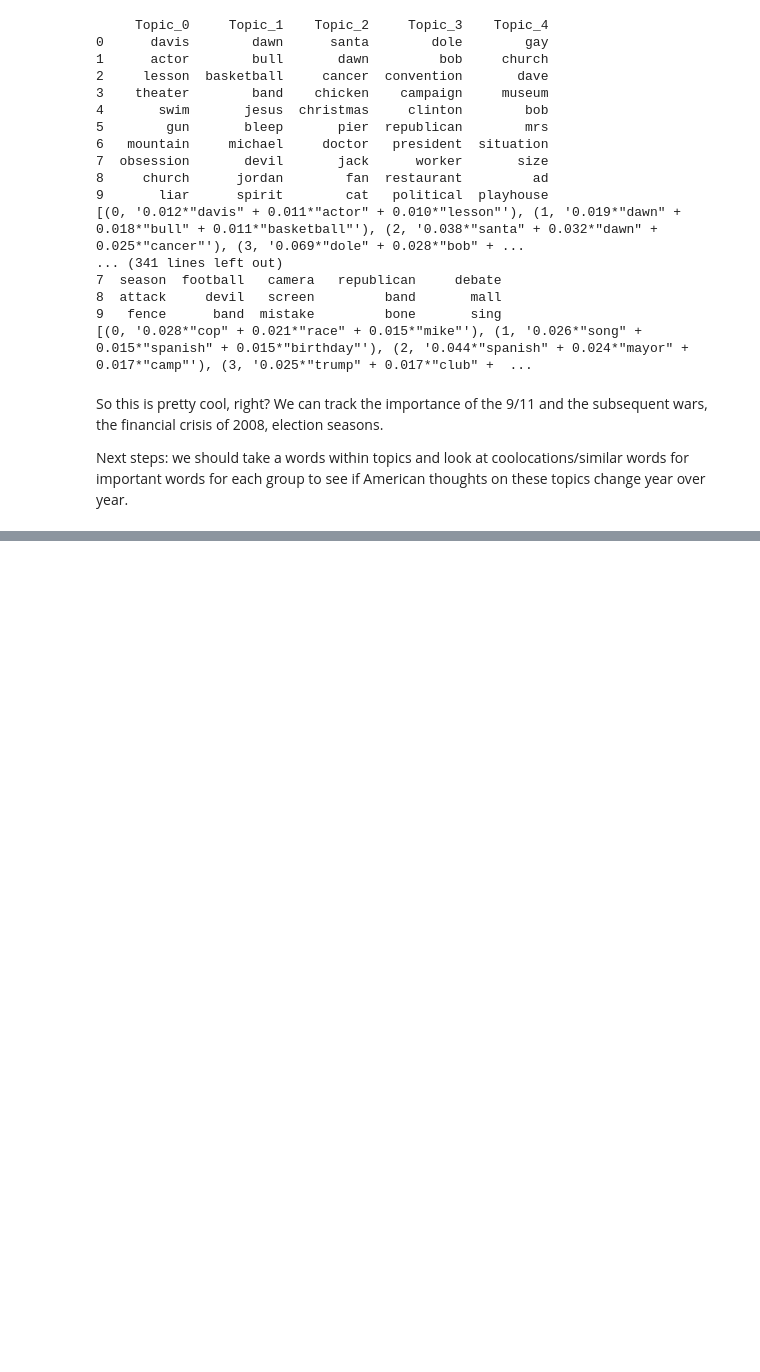
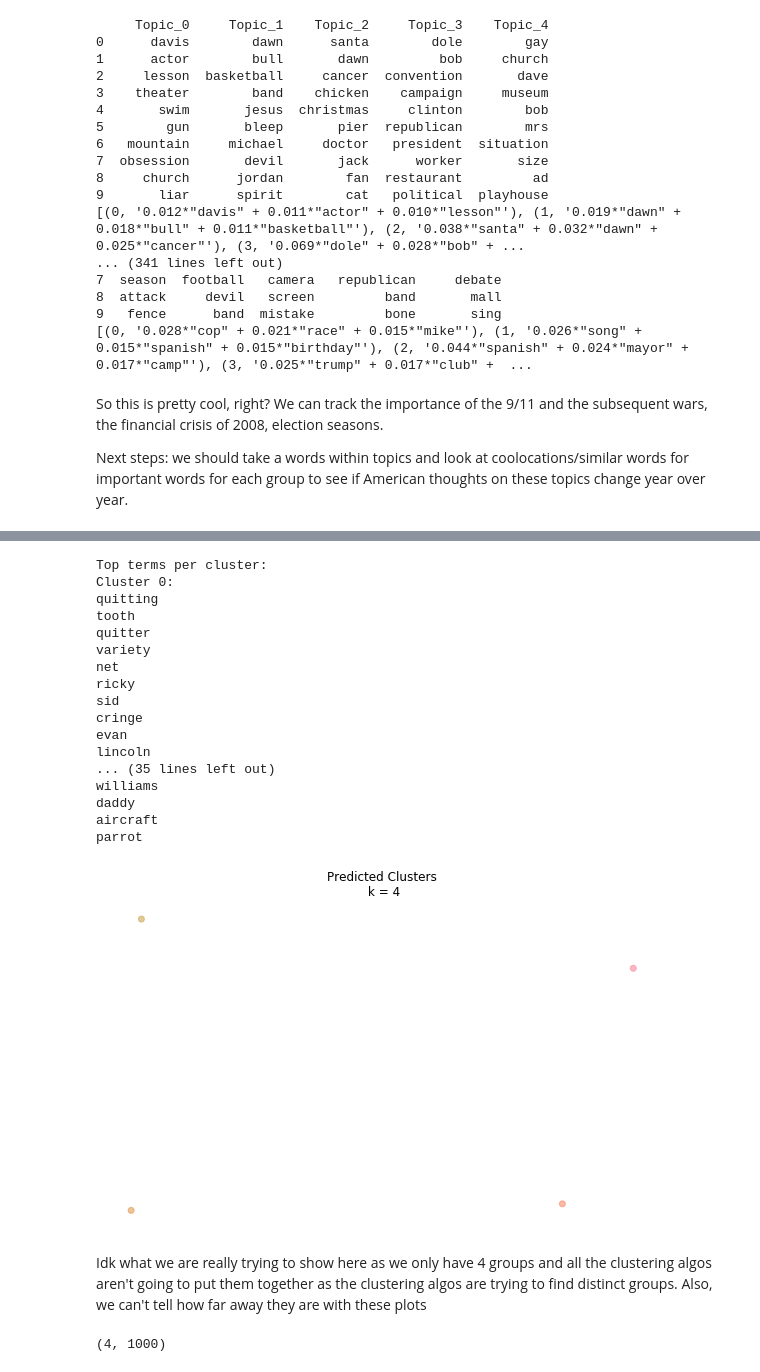
Before and after one commit to laurenjli/nlp-tal, a Jupyter notebook: clustering.ipynb, the cells around one changed output, grey strips where cells are left out. Saved outputs shown, nothing was run; the diff lists cells and outputs as text; code cells hidden in the pictures; blank space fills up the shorter version.

```diff
--- a/clustering.ipynb
+++ b/clustering.ipynb
@@ -1054,0 +1066,3 @@ Next steps: we should take a words within topics and look at coolocations/simila
+# %%
+pro_df = hf.split_five_years(pro_df)
+pro_five_df = hf.agg_text(pro_df, 'five_yr_group', False)
@@ -1054,0 +1101,35 @@ Next steps: we should take a words within topics and look at coolocations/simila
+# %%
+pro5TFVectorizer, pro5TFVects = cluster_fns.make_vec_vectorizer(pro_five_df)
+# %%
+# I went w/ K means b/c it was easy to get the centroids
+km_clf = cluster_fns.make_train(4, pro5TFVects, 'km')
+labels = km_clf.labels_
+cluster_fns.pca_and_plot(pro5TFVects, pro5TFVectorizer, km_clf, 'km', 4, labels, False)
+# %% [output]
+Top terms per cluster:
+Cluster 0:
+quitting
+tooth
+quitter
+variety
+net
+ricky
+sid
+cringe
+evan
+lincoln
+... (35 lines left out)
+williams
+daddy
+aircraft
+parrot
+[figure, added]
+# %% [markdown]
+Idk what we are really trying to show here as we only have 4 groups and all the clustering algos aren't going to put them together as the clustering algos are trying to find distinct groups. Also, we can't tell how far away they are with these plots
+# %%
+clusterer = sklearn.cluster.KMeans(4, random_state=10, n_jobs=-1)
+cluster_labels = clusterer.fit_predict(pro5TFVects.toarray())
+centers = clusterer.cluster_centers_
+centers.shape
+# %% [output]
+(4, 1000)
```
Also changed, not shown: parts of 27 cells of this notebook, 1 other file.
